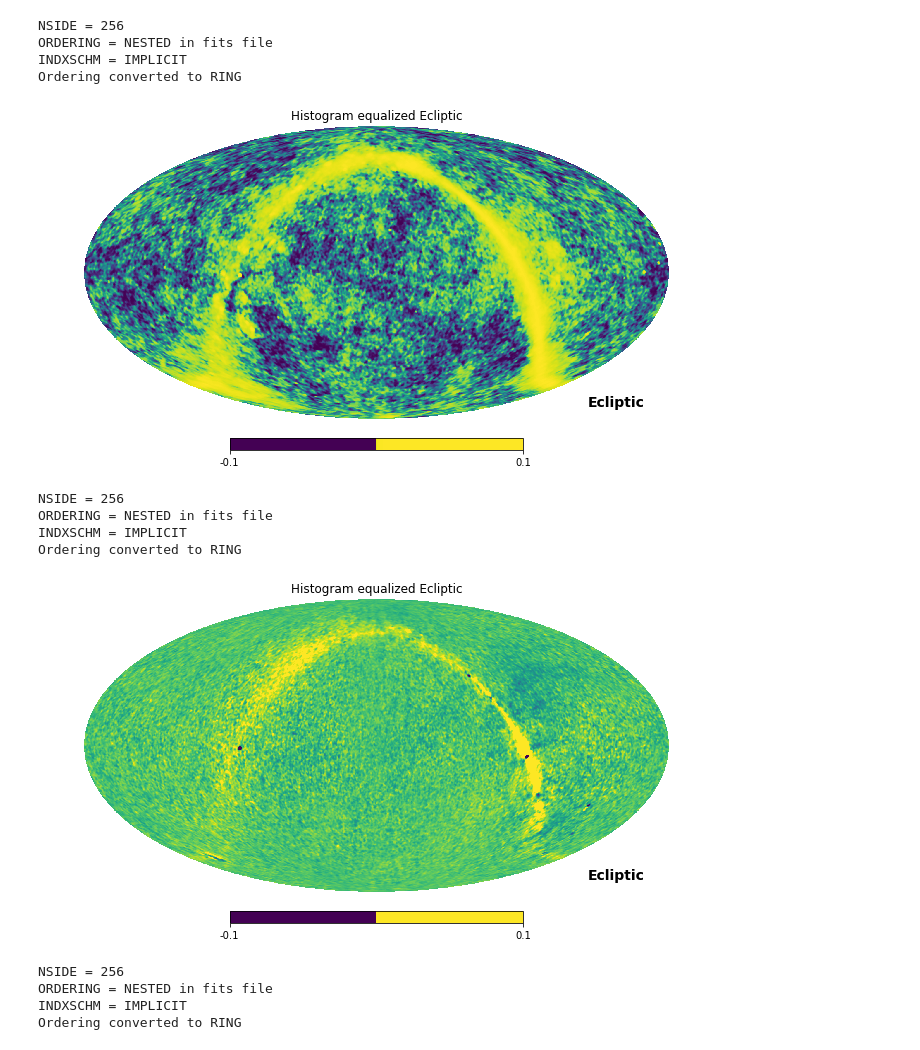
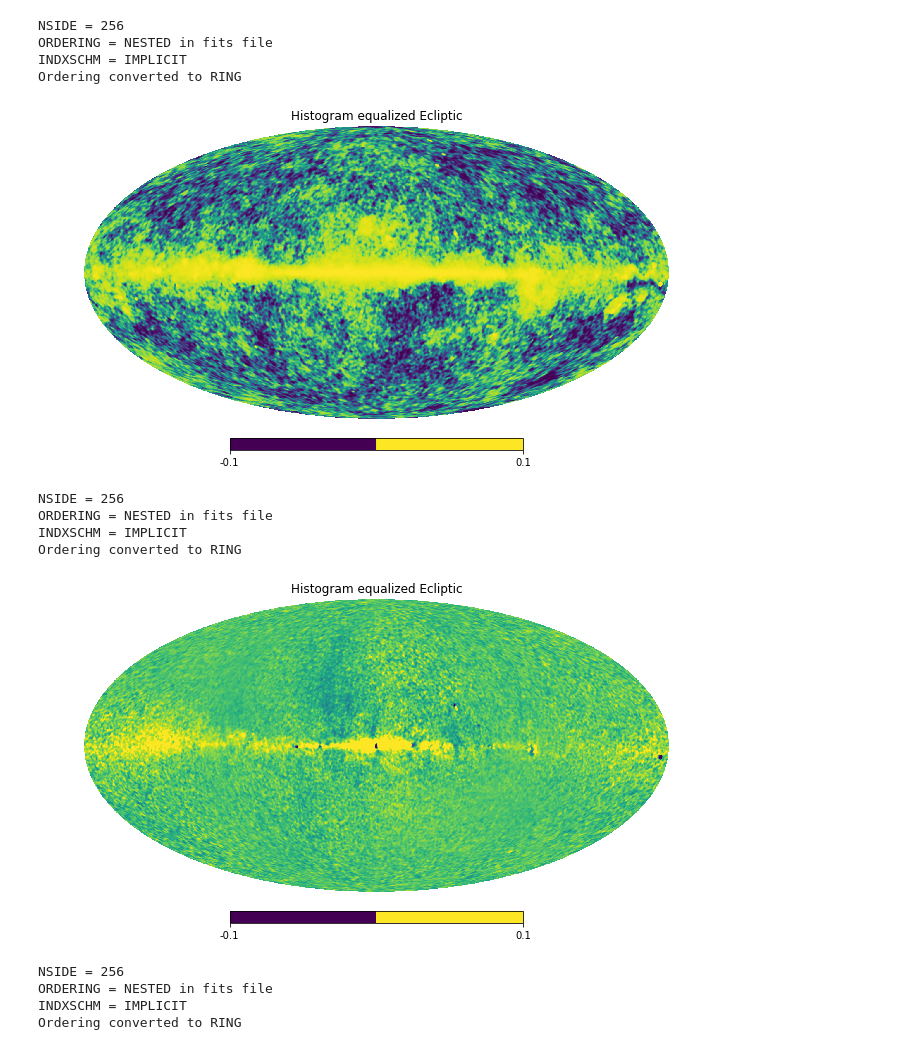
Before and after one commit to heyfaraday/CMB_test, a Jupyter notebook: healpy_tutorial.ipynb, the cells around one changed output. Drawn from its saved outputs; the diff is of its cells as text; code cells hidden in the pictures.

```diff
--- a/healpy_tutorial.ipynb
+++ b/healpy_tutorial.ipynb
@@ -19,15 +19,15 @@ hp.mollview(m, nest=True, title="Mollview image NESTED")
 # %% [output]
 [figure]
 # %%
-map_I = hp.read_map('../data/LFI_SkyMap_044-BPassCorrected-field-IQU_0256_R2.01_full.fits', field=0)
+map_I = hp.read_map('data/LFI_SkyMap_044-BPassCorrected-field-IQU_0256_R2.01_full.fits', field=0)
 # %% [output]
 NSIDE = 256
 ORDERING = NESTED in fits file
 INDXSCHM = IMPLICIT
 Ordering converted to RING
 # %%
-hp.mollview(map_I, coord=['G','E'], title='Histogram equalized Ecliptic', norm='hist', min=-0.1, max=0.1, xsize=2000)
+hp.mollview(map_I, title='Histogram equalized Ecliptic', norm='hist', min=-0.1, max=0.1, xsize=2000)
 # hp.graticule()
 # %% [output]
-[figure, old version]
+[figure, new version]
 # %%
@@ -38,8 +38,8 @@ ORDERING = NESTED in fits file
 INDXSCHM = IMPLICIT
 Ordering converted to RING
 # %%
-hp.mollview(map_Q, coord=['G','E'], title='Histogram equalized Ecliptic', norm='hist', min=-0.1, max=0.1, xsize=2000)
+hp.mollview(map_Q, title='Histogram equalized Ecliptic', norm='hist', min=-0.1, max=0.1, xsize=2000)
 # hp.graticule()
 # %% [output]
-[figure, old version]
+[figure, new version]
 # %%
```
Also changed, not shown: parts of 5 cells of this notebook, 1 other file.
